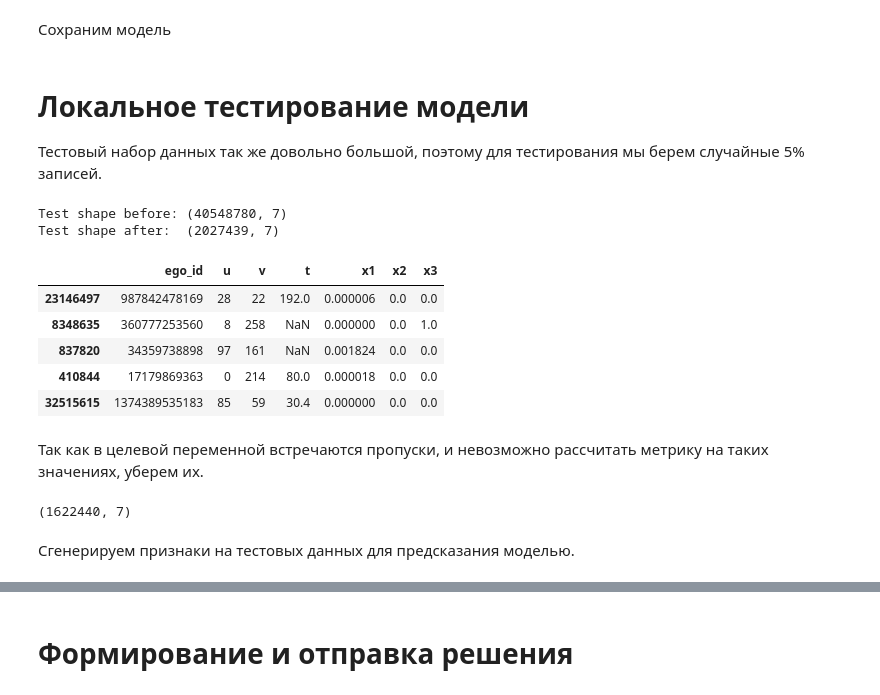
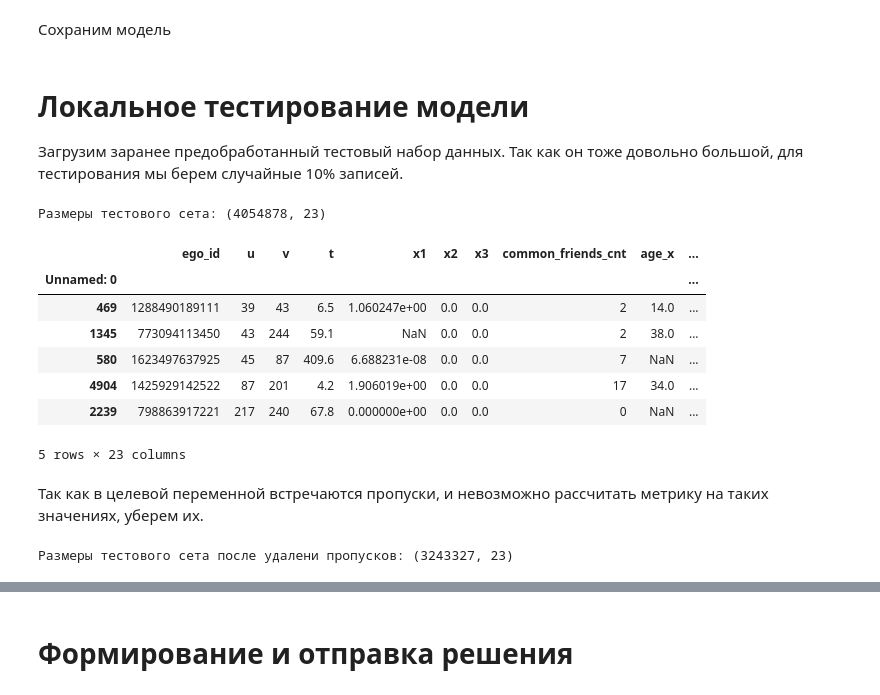
Before and after one commit to c-nemo/Edge-Prediction-on-Social-Network-Graph, a Jupyter notebook: solution.ipynb, the cells around one changed output, grey strips where cells are left out. Cells and saved outputs as stored; diff of their text form; code cells hidden in the pictures.

```diff
--- a/solution.ipynb
+++ b/solution.ipynb
@@ -179,30 +127,28 @@ with open('/kaggle/working/model9.pk', 'wb+') as f:
 # %% [markdown]
 # Локальное тестирование модели
 
-Тестовый набор данных так же довольно большой, поэтому для тестирования мы берем случайные 5% записей.
+Загрузим заранее предобработанный тестовый набор данных. Так как он тоже довольно большой, для тестирования мы берем случайные 10% записей.
 # %%
-test = pd.read_csv(TEST_PATH)
-print('Test shape before:', test.shape)
-# Take only 5% rows from test set
-test = test.sample(frac=0.05)
-print('Test shape after: ', test.shape)
-test.head()
+test_data = pd.read_csv('/kaggle/input/test-with-n-common-friends/test_friends_total.csv', index_col=0)
+# Take only 10% rows from test set
+test_data = test_data.sample(frac=0.1)
+print('Размеры тестового сета:', test_data.shape)
+test_data.head()
 # %% [output]
-Test shape before: (40548780, 7)
-Test shape after:  (2027439, 7)
+Размеры тестового сета: (4054878, 23)
-|  | ego_id | u | v | t | x1 | x2 | x3 |
-| 23146497 | 987842478169 | 28 | 22 | 192.0 | 0.000006 | 0.0 | 0.0 |
-| 8348635 | 360777253560 | 8 | 258 | NaN | 0.000000 | 0.0 | 1.0 |
-| 837820 | 34359738898 | 97 | 161 | NaN | 0.001824 | 0.0 | 0.0 |
-| 410844 | 17179869363 | 0 | 214 | 80.0 | 0.000018 | 0.0 | 0.0 |
-| 32515615 | 1374389535183 | 85 | 59 | 30.4 | 0.000000 | 0.0 | 0.0 |
+|  | ego_id | u | v | t | x1 | x2 | x3 | common_friends_cnt | age_x | ... |
+| Unnamed: 0 |  |  |  |  |  |  |  |  |  | ... |
+| 469 | 1288490189111 | 39 | 43 | 6.5 | 1.060247e+00 | 0.0 | 0.0 | 2 | 14.0 | ... |
+| 1345 | 773094113450 | 43 | 244 | 59.1 | NaN | 0.0 | 0.0 | 2 | 38.0 | ... |
+| 580 | 1623497637925 | 45 | 87 | 409.6 | 6.688231e-08 | 0.0 | 0.0 | 7 | NaN | ... |
+| 4904 | 1425929142522 | 87 | 201 | 4.2 | 1.906019e+00 | 0.0 | 0.0 | 17 | 34.0 | ... |
+| 2239 | 798863917221 | 217 | 240 | 67.8 | 0.000000e+00 | 0.0 | 0.0 | 0 | NaN | ... |
+5 rows × 23 columns
 # %% [markdown]
 Так как в целевой переменной встречаются пропуски, и невозможно рассчитать метрику на таких значениях, уберем их.
 # %%
 # Drop rows with nans in target, because we cannot calculate metric on them
-test = test.dropna(subset=['x1'])
-test.shape
+test_data = test_data.dropna(subset=['x1'])
+print('Размеры тестового сета после удалени пропусков:', test_data.shape)
 # %% [output]
-(1622440, 7)
+Размеры тестового сета после удалени пропусков: (3243327, 23)
-# %% [markdown]
-Сгенерируем признаки на тестовых данных для предсказания моделью.
```
Also changed, not shown: parts of 28 cells of this notebook, 1 other file.
